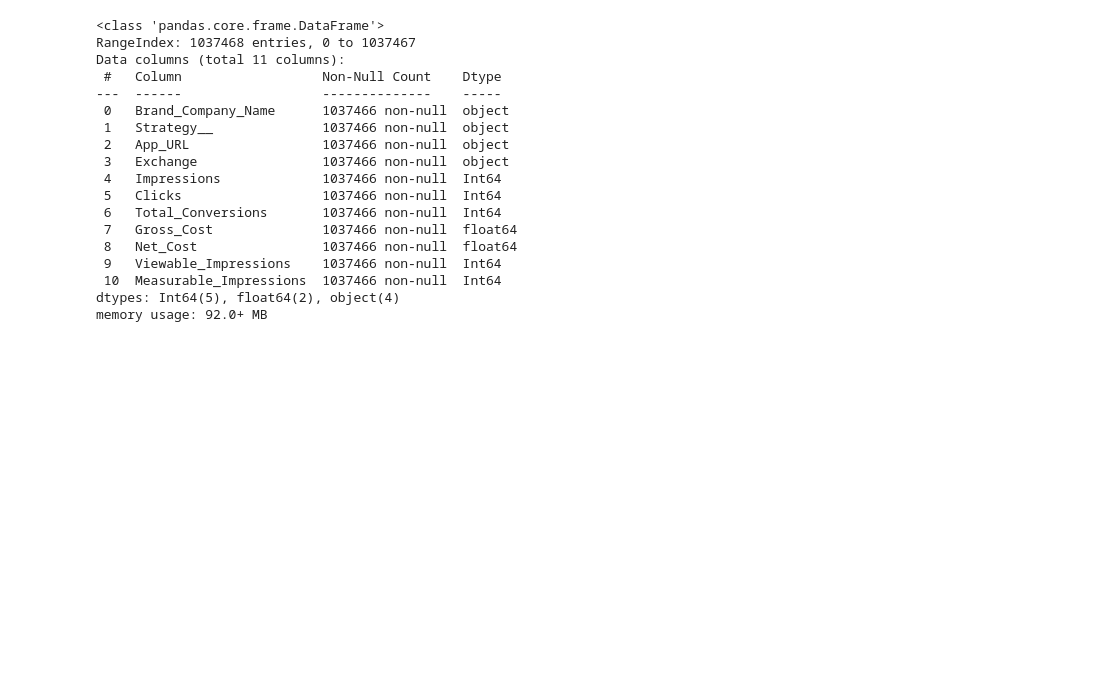
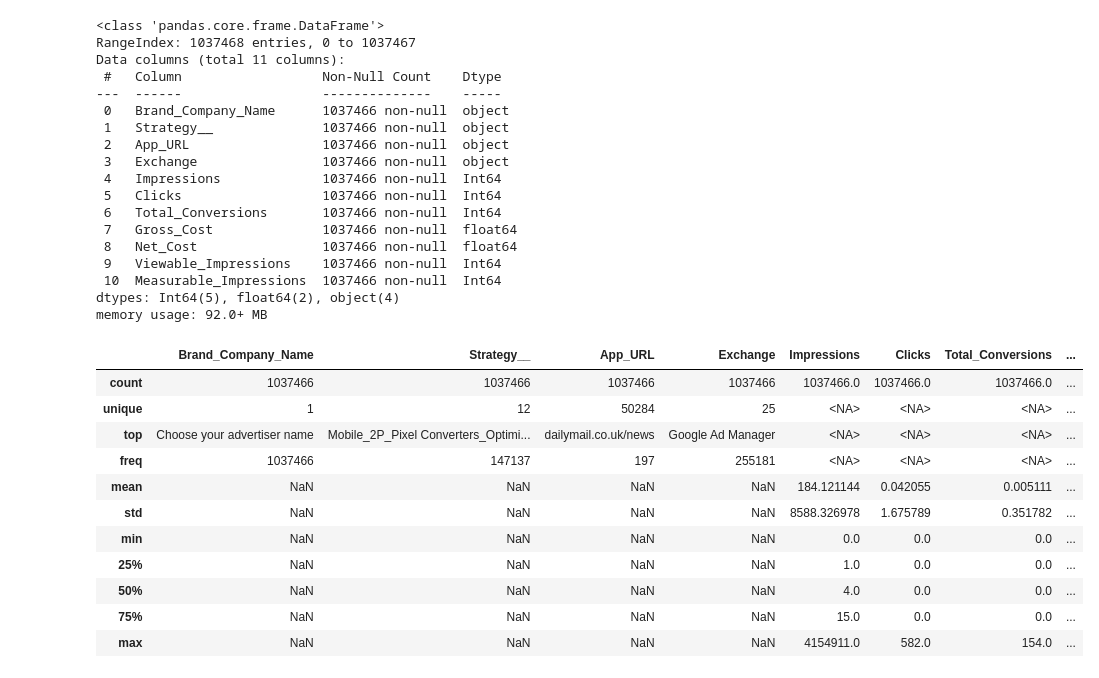
Before and after one commit to jmgcito/Media-Campaign-Analysis, a Jupyter notebook: Media_Campaign_Data_Cleanup.ipynb, the cells around one changed output. Cells and saved outputs as stored; diff of their text form; code cells hidden in the pictures; blank space fills up the shorter version.

```diff
--- a/Media_Campaign_Data_Cleanup.ipynb
+++ b/Media_Campaign_Data_Cleanup.ipynb
@@ -298,0 +357,3 @@ inventory_viewability.head()
+# %%
+inventory_viewability_clean = inventory_viewability.copy()
+inventory_viewability_clean.head()
@@ -325,3 +393,18 @@ Data columns (total 11 columns):
  10  Measurable_Impressions  1037466 non-null  Int64
 dtypes: Int64(5), float64(2), object(4)
 memory usage: 92.0+ MB
+# %%
+inventory_viewability_clean.describe(include='all')
+# %% [output]
+|  | Brand_Company_Name | Strategy__ | App_URL | Exchange | Impressions | Clicks | Total_Conversions | ... |
+| count | 1037466 | 1037466 | 1037466 | 1037466 | 1037466.0 | 1037466.0 | 1037466.0 | ... |
+| unique | 1 | 12 | 50284 | 25 | <NA> | <NA> | <NA> | ... |
+| top | Choose your advertiser name | Mobile_2P_Pixel Converters_Optimi... | dailymail.co.uk/news | Google Ad Manager | <NA> | <NA> | <NA> | ... |
+| freq | 1037466 | 147137 | 197 | 255181 | <NA> | <NA> | <NA> | ... |
+| mean | NaN | NaN | NaN | NaN | 184.121144 | 0.042055 | 0.005111 | ... |
+| std | NaN | NaN | NaN | NaN | 8588.326978 | 1.675789 | 0.351782 | ... |
+| min | NaN | NaN | NaN | NaN | 0.0 | 0.0 | 0.0 | ... |
+| 25% | NaN | NaN | NaN | NaN | 1.0 | 0.0 | 0.0 | ... |
+| 50% | NaN | NaN | NaN | NaN | 4.0 | 0.0 | 0.0 | ... |
+| 75% | NaN | NaN | NaN | NaN | 15.0 | 0.0 | 0.0 | ... |
+| max | NaN | NaN | NaN | NaN | 4154911.0 | 582.0 | 154.0 | ... |
```
Also changed, not shown: parts of 66 cells of this notebook.
